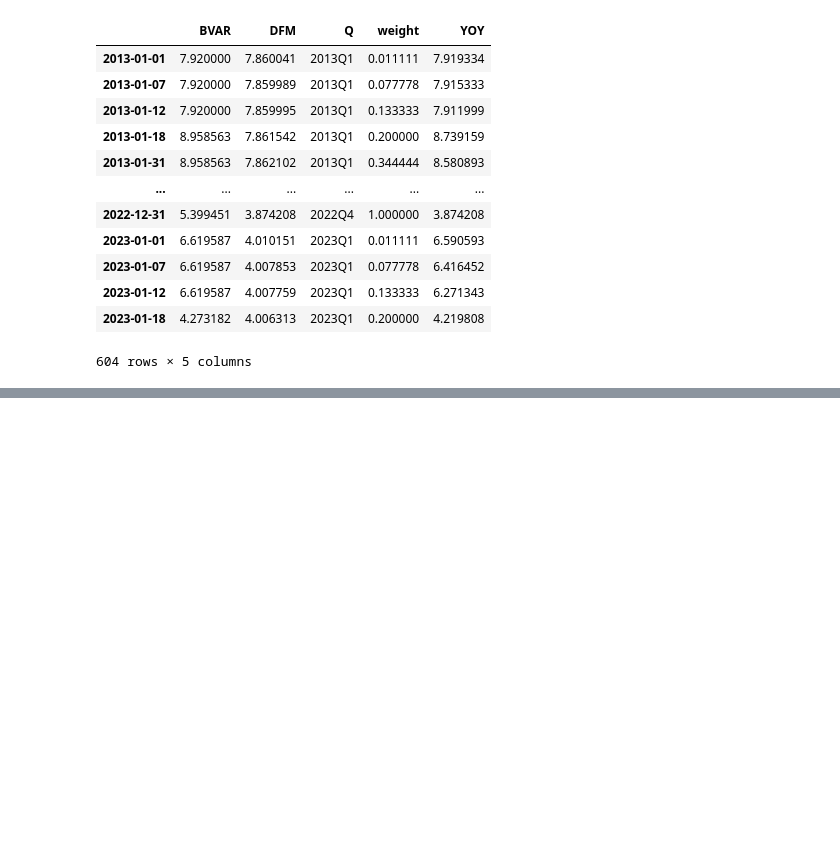
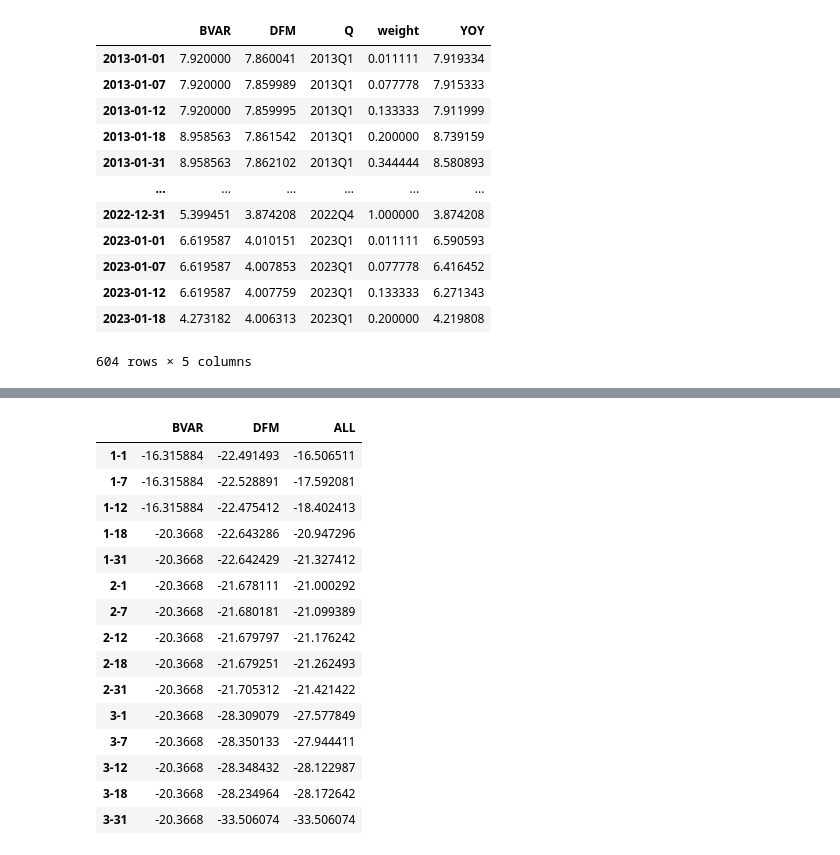
Before and after one commit to CharlesDZhang/China-GDP-Nowcasting, a Jupyter notebook: DFM.ipynb, the cells around one changed output, grey strips where cells are left out. Cells and saved outputs as stored; diff of their text form; code cells hidden in the pictures; blank space fills up the shorter version.

```diff
--- a/DFM.ipynb
+++ b/DFM.ipynb
@@ -378,0 +393,19 @@ GDP_FI
+# %%
+DF/100
+# %% [output]
+|  | BVAR | DFM | ALL |
+| 1-1 | -16.315884 | -22.491493 | -16.506511 |
+| 1-7 | -16.315884 | -22.528891 | -17.592081 |
+| 1-12 | -16.315884 | -22.475412 | -18.402413 |
+| 1-18 | -20.3668 | -22.643286 | -20.947296 |
+| 1-31 | -20.3668 | -22.642429 | -21.327412 |
+| 2-1 | -20.3668 | -21.678111 | -21.000292 |
+| 2-7 | -20.3668 | -21.680181 | -21.099389 |
+| 2-12 | -20.3668 | -21.679797 | -21.176242 |
+| 2-18 | -20.3668 | -21.679251 | -21.262493 |
+| 2-31 | -20.3668 | -21.705312 | -21.421422 |
+| 3-1 | -20.3668 | -28.309079 | -27.577849 |
+| 3-7 | -20.3668 | -28.350133 | -27.944411 |
+| 3-12 | -20.3668 | -28.348432 | -28.122987 |
+| 3-18 | -20.3668 | -28.234964 | -28.172642 |
+| 3-31 | -20.3668 | -33.506074 | -33.506074 |
```
Also changed, not shown: parts of 19 cells of this notebook, 1 other file.
